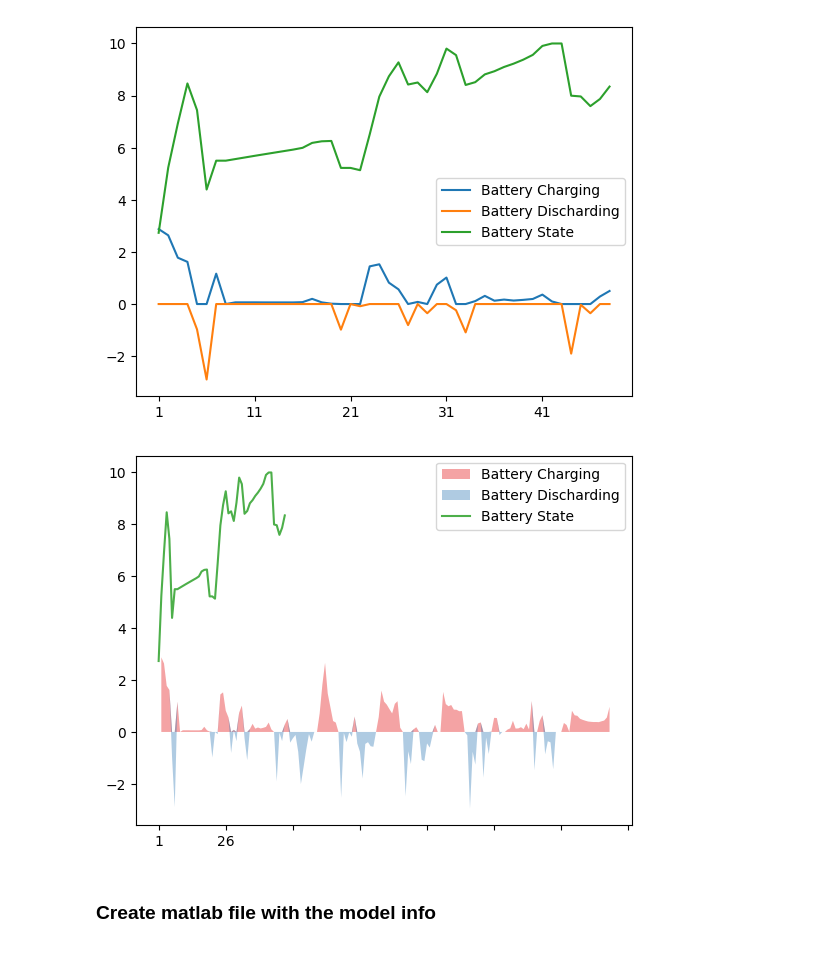
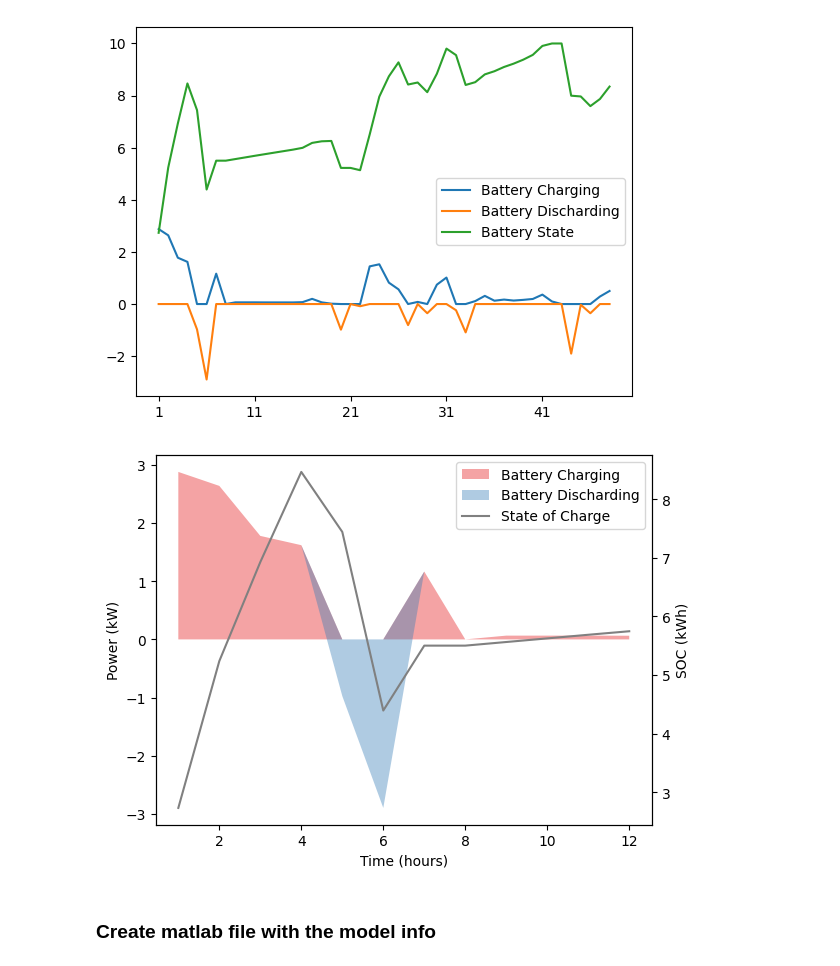
Before and after one commit to feelab-info/PROCSIM_ECs_Simulation_Scenarios, a Jupyter notebook: paper_experiments/Experiment2_EC_Optimization.ipynb, the cells around one changed output. Cells and saved outputs as stored; diff of their text form; code cells hidden in the pictures.

Commit message:
Changes battery plot to use twinx (double y-axis)

```diff
--- a/paper_experiments/Experiment2_EC_Optimization.ipynb
+++ b/paper_experiments/Experiment2_EC_Optimization.ipynb
@@ -1004,16 +1036,10 @@ stor_dch_power[:] = stor_dch_power[:]*(-1)
 x = range(1,24*7+1)
 y = [stor_ch_power.iloc[0], stor_dch_power.iloc[0], stor_ener_state.iloc[0]]
 
-# use a known color palette
 pal = sns.color_palette("Set1")
+#pal = ["#9b59b6", "#e74c3c", "#34495e", "#2ecc71"]
 plt.stackplot(x,y, labels=['Battery Charging', 'Battery Discharding', 'Battery State'], colors=pal, alpha=0.4 )
 plt.legend(loc='upper right')
 plt.show()
-
-# create your palette
-pal = ["#9b59b6", "#e74c3c", "#34495e", "#2ecc71"]
-plt.stackplot(x,y, labels=['Battery Charging', 'Battery Discharding', 'Battery State'], colors=pal, alpha=0.4 )
-plt.legend(loc='upper right')
-plt.show()
 # %% [output]
 [figure]
@@ -1049,17 +1074,26 @@ plt.show()
 # %% [output]
 [figure]
 # %%
-x = range(1,24*7+1)
-y = [stor_ch_power.iloc[0], stor_dch_power.iloc[0]]
+x = range(1,12+1)
+y = [stor_ch_power.iloc[0][:12], stor_dch_power.iloc[0][:12]]
 
-# use a known color palette
-pal = sns.color_palette("Set1")
-plt.stackplot(x,y, labels=['Battery Charging', 'Battery Discharding'], colors=pal, alpha=0.4 )
-stor_ener_state.iloc[0][0:48].plot(legend=True, label='Battery State')
-plt.legend(loc='upper right')
+fig, ax1 = plt.subplots()
+
+ax2 = ax1.twinx()
+lns1 = ax1.stackplot(x,y, labels=['Battery Charging', 'Battery Discharding'], colors=pal, alpha=0.4 )
+lns2 = ax2.plot(x, stor_ener_state.iloc[0][:12], 'gray', label='State of Charge')
+
+ax1.set_xlabel('Time (hours)')
+ax1.set_ylabel('Power (kW)', color='black')
+ax2.set_ylabel('SOC (kWh)', color='black')
+
+lns = lns1+lns2
+labs = [l.get_label() for l in lns]
+ax2.legend(lns, labs, loc=0)
+
 plt.show()
 # %% [output]
-[figure, old version]
+[figure, new version]
 # %% [markdown]
 ### Create matlab file with the model info
 # %%
```
Also changed, not shown: parts of 10 cells of this notebook.
